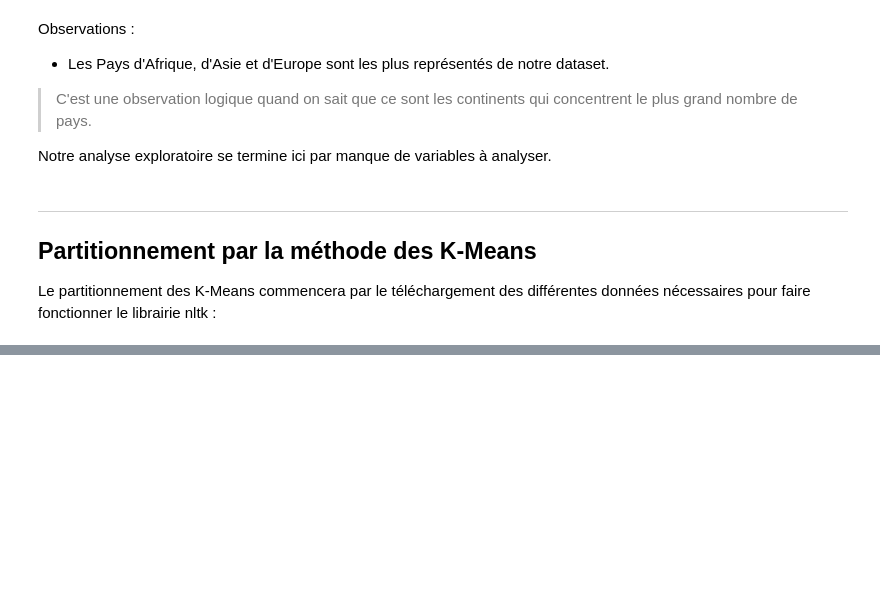
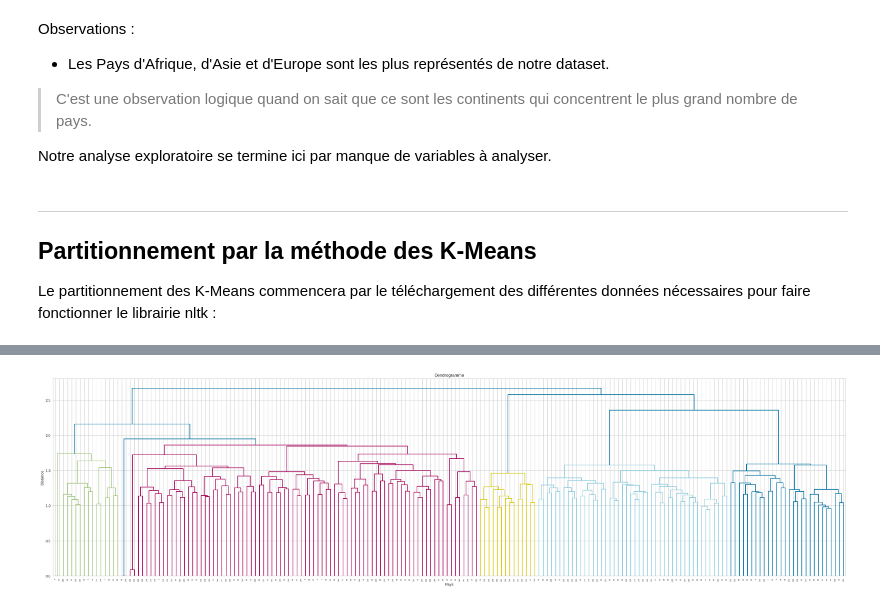
Before and after one commit to Furatus/4MLUP_Anthem, a Jupyter notebook: 4MLUP.ipynb, the cells around one changed output, grey strips where cells are left out. Saved outputs shown, nothing was run; the diff lists cells and outputs as text; code cells hidden in the pictures; blank space fills up the shorter version.

```diff
--- a/4MLUP.ipynb
+++ b/4MLUP.ipynb
@@ -102,0 +194,11 @@ nltk.download('punkt')
+# %%
+Z = linkage(X.toarray(), method='ward')
+
+plt.figure(figsize=(40, 10))
+dendrogram(Z)
+plt.title('Dendrogramme')
+plt.xlabel('Pays')
+plt.ylabel('Distance')
+plt.show()
+# %% [output]
+[figure, added]
```
Also changed, not shown: parts of 10 cells of this notebook.
